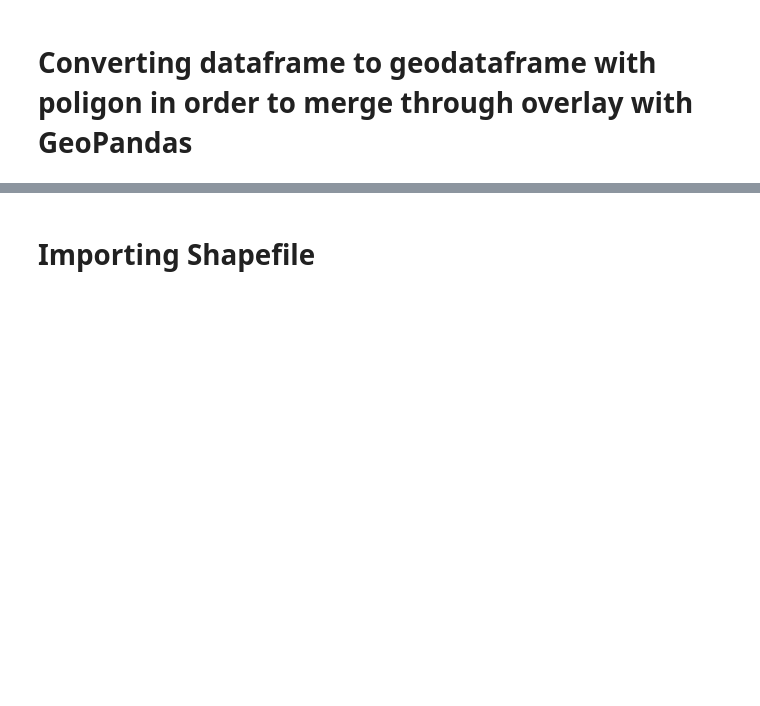
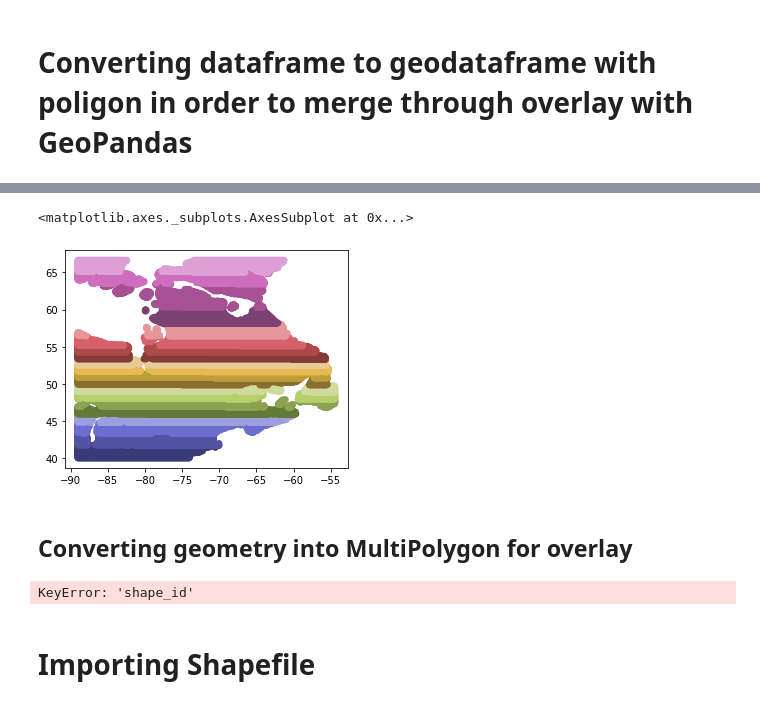
Before and after one commit to marinalopez2110/FistTemplateClimPort, a Jupyter notebook: Plotting TimeSeries map and shapefiles.ipynb, the cells around one changed output, grey strips where cells are left out. Saved outputs shown, nothing was run; the diff lists cells and outputs as text; code cells hidden in the pictures; blank space fills up the shorter version.

```diff
--- a/Plotting TimeSeries map and shapefiles.ipynb
+++ b/Plotting TimeSeries map and shapefiles.ipynb
@@ -202,0 +209,7 @@ gdf.head()
+# %%
+gdf.plot(cmap='tab20b')
+# %% [output]
+<matplotlib.axes._subplots.AxesSubplot at 0x...>
+[figure, added]
+# %% [markdown]
+## Converting geometry into MultiPolygon for overlay
@@ -202,0 +218,15 @@ gdf.head()
+# %%
+# Extract the coordinates from the Point object
+gdf['geometry'] = gdf['geometry'].apply(lambda x: x.coords[0])
+
+# Group by shape ID
+#  1. Get all of the coordinates for that ID as a list
+#  2. Convert that list to a Polygon
+gdf = gdf.groupby('shape_id')['geometry'].apply(lambda x: Polygon(x.tolist())).reset_index()
+
+# Declare the result as a new a GeoDataFrame
+gdf = gpd.GeoDataFrame(gdf, geometry = 'geometry')
+
+gdf.plot()
+# %% [output]
+KeyError: 'shape_id'
```
Also changed, not shown: parts of 22 cells of this notebook.
